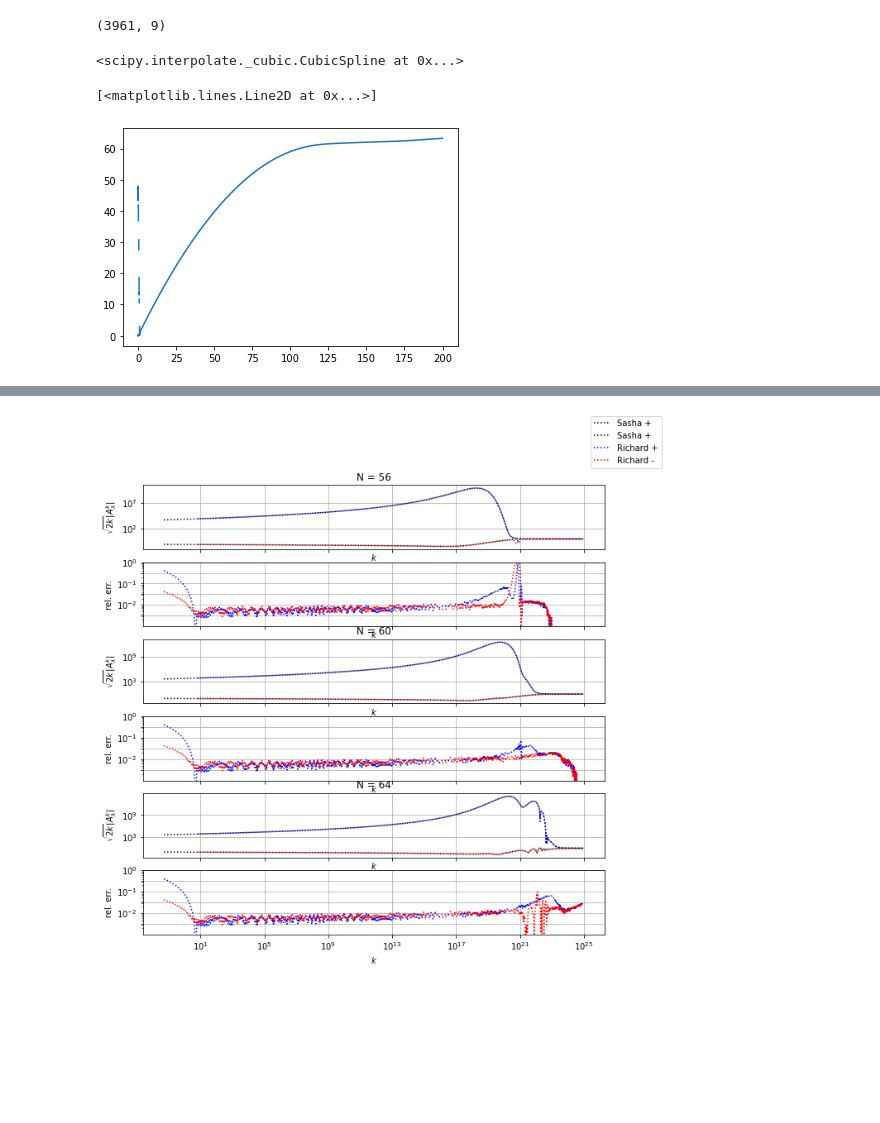
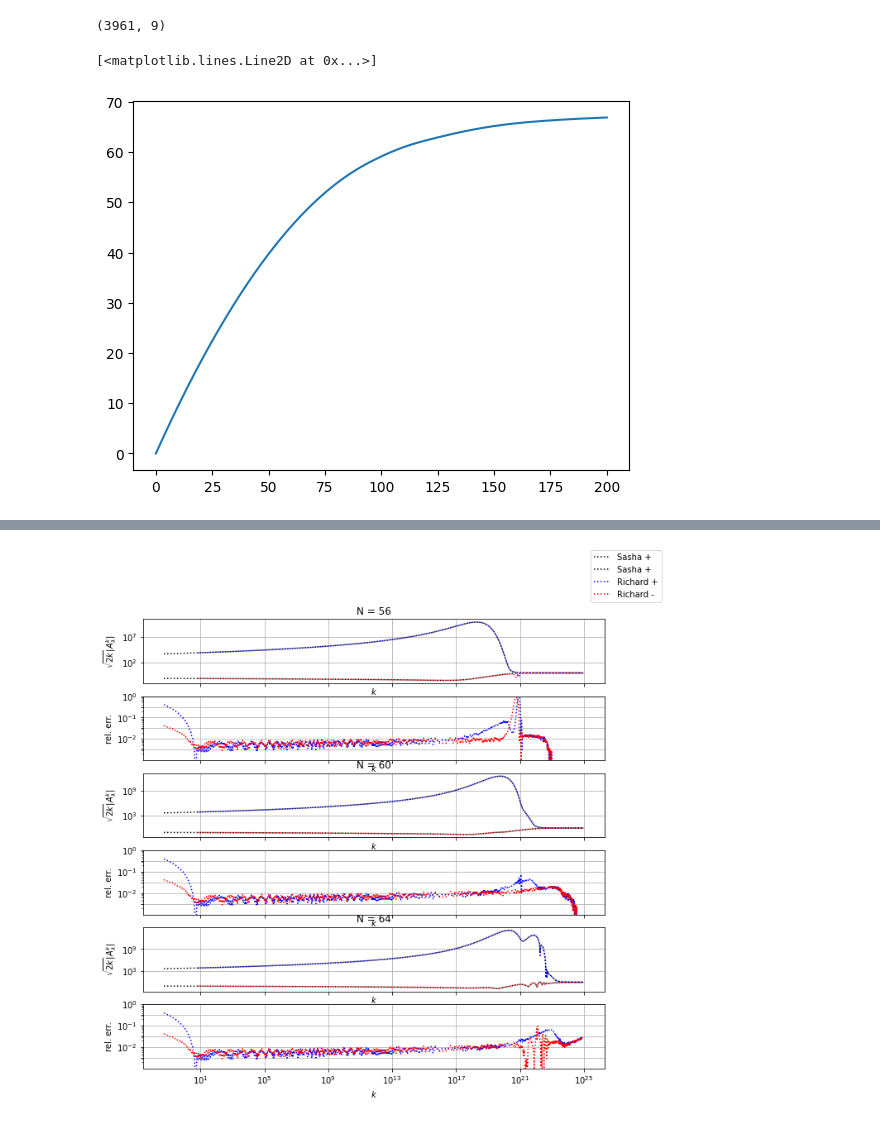
Before and after one commit to richard-von-eckardstein/GEFF, a Jupyter notebook: ModeByMode.ipynb, the cells around one changed output, grey strips where cells are left out. Cells and saved outputs as stored; diff of their text form; code cells hidden in the pictures; blank space fills up the shorter version.

```diff
--- a/ModeByMode.ipynb
+++ b/ModeByMode.ipynb
@@ -412,7 +443,7 @@ plt.show()
 # %% [markdown]
 # Oridnary GEF
 # %%
-file = "/home/richard/Documents/Phd Muenster/Axions in the early Universe/GEF_Beta25_M6_16.dat"
+file = "GEF_Beta25_M6_16.dat"
 input_df = pd.read_table(file, sep=",")
 data = input_df.values
 print(data.shape)
@@ -427,17 +458,15 @@ GR = data[:,8]
 # %% [output]
 (3961, 9)
 # %%
-CubicSpline(tR, aR)
-CubicSpline(tR, dphidtR)
-CubicSpline(tR, np.exp(lnkhR))
-CubicSpline(tR, HR)
+af = CubicSpline(tR, aR)
+dphidtf = CubicSpline(tR, dphidtR)
+khf = CubicSpline(tR, np.exp(lnkhR))
+Hf = CubicSpline(tR, HR)
-# %% [output]
-<scipy.interpolate._cubic.CubicSpline at 0x...>
 # %%
-plt.plot(tR,np.log(af(tR)))
+plt.plot(tR,np.log(aR))
 # %% [output]
 [<matplotlib.lines.Line2D at 0x...>]
-[figure, old version]
+[figure, new version]
 # %%
 plt.plot(tR, HR)
 # %% [output]
```
Also changed, not shown: parts of 23 cells of this notebook, 1 other file.
